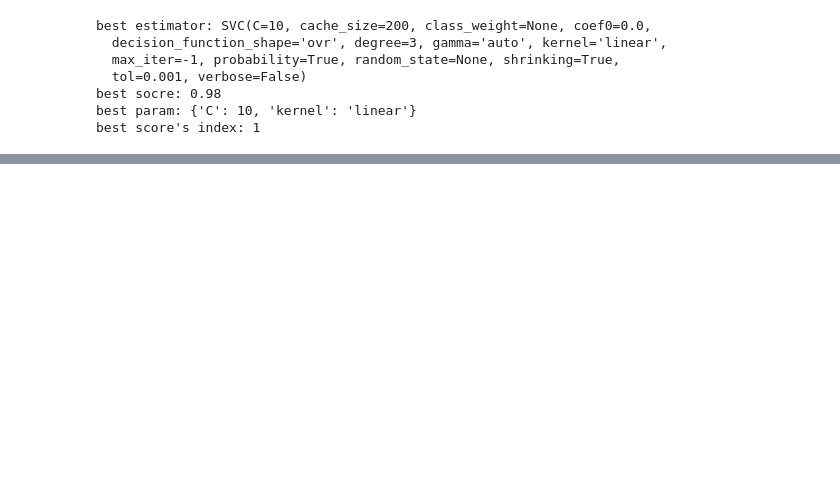
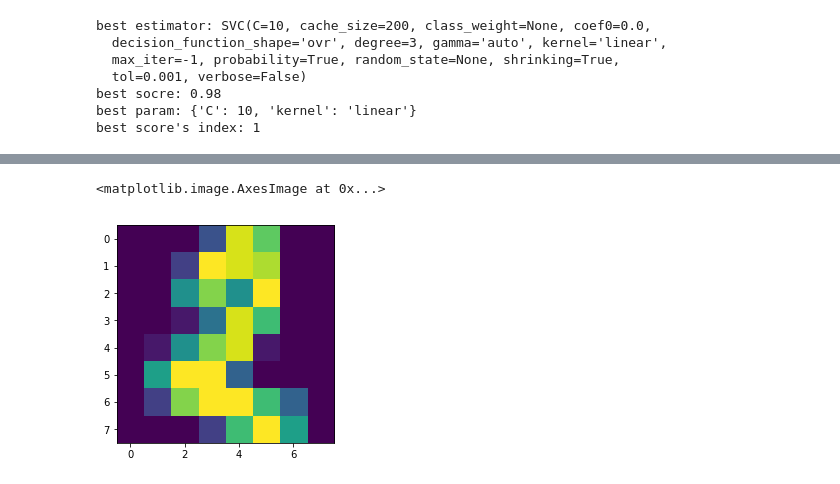
Before and after one commit to YK-Orfeluna/svm_lecture, a Jupyter notebook: classification.ipynb, the cells around one changed output, grey strips where cells are left out. Cells and saved outputs as stored; diff of their text form; code cells hidden in the pictures; blank space fills up the shorter version.

```diff
--- a/classification.ipynb
+++ b/classification.ipynb
@@ -244,0 +380,5 @@ best score's index: 1
+# %%
+plt.imshow(digits.images[2])
+# %% [output]
+<matplotlib.image.AxesImage at 0x...>
+[figure, added]
```
Also changed, not shown: parts of 28 cells of this notebook.
